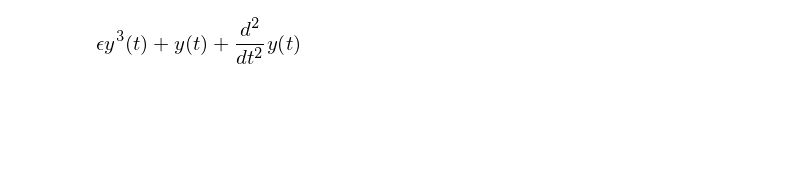
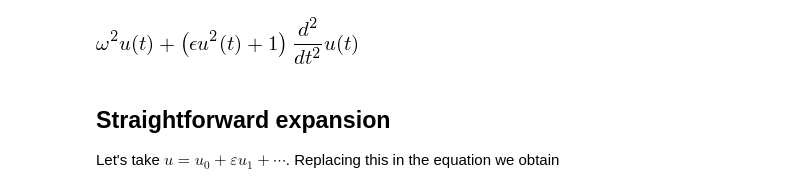
Before and after one commit to nicoguaro/notebooks_examples, a Jupyter notebook: Perturbation methods.ipynb, the cells around one changed output. Cells and saved outputs as stored; diff of their text form; code cells hidden in the pictures; blank space fills up the shorter version.

Commit message:
Straight expansion

```diff
--- a/Perturbation methods.ipynb
+++ b/Perturbation methods.ipynb
@@ -4,5 +7,5 @@ from sympy import *
 # %%
 init_printing()
-y = Function('y')
+u = Function('u')
 t, eps= symbols('t epsilon')
-t1, Y0, Y1 = symbols('t1 Y0 Y1')
+omega = symbols('omega', positive=True)
@@ -9,5 +37,5 @@ t1, Y0, Y1 = symbols('t1 Y0 Y1')
 # %%
-eq = diff(y(t), t, 2) + y(t) + eps*y(t)**3
+eq = (1 + eps*u(t)**2)*diff(u(t), t, 2) + omega**2*u(t)
 eq
 # %% [output]
-[figure, old version]
+[figure, new version]
@@ -15,0 +42,4 @@ subs = [(y(t), Y0(t, t1) + eps*Y1(t,t1))]
+# %% [markdown]
+## Straightforward expansion
+
+Let's take $u = u_0 +\varepsilon u_1 + \cdots$. Replacing this in the equation we obtain
```
Also changed, not shown: parts of 29 cells of this notebook, 1 other file.
